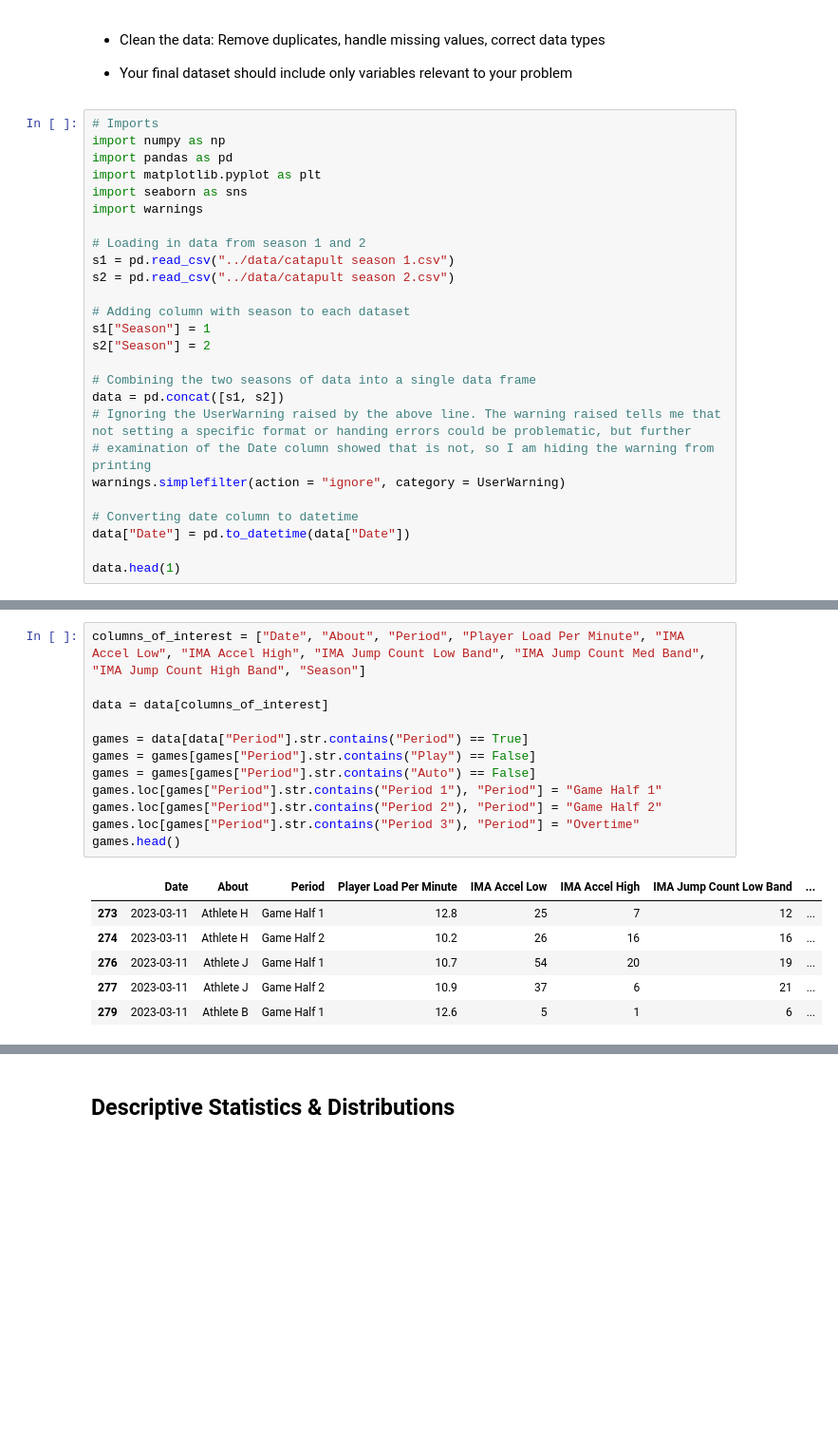
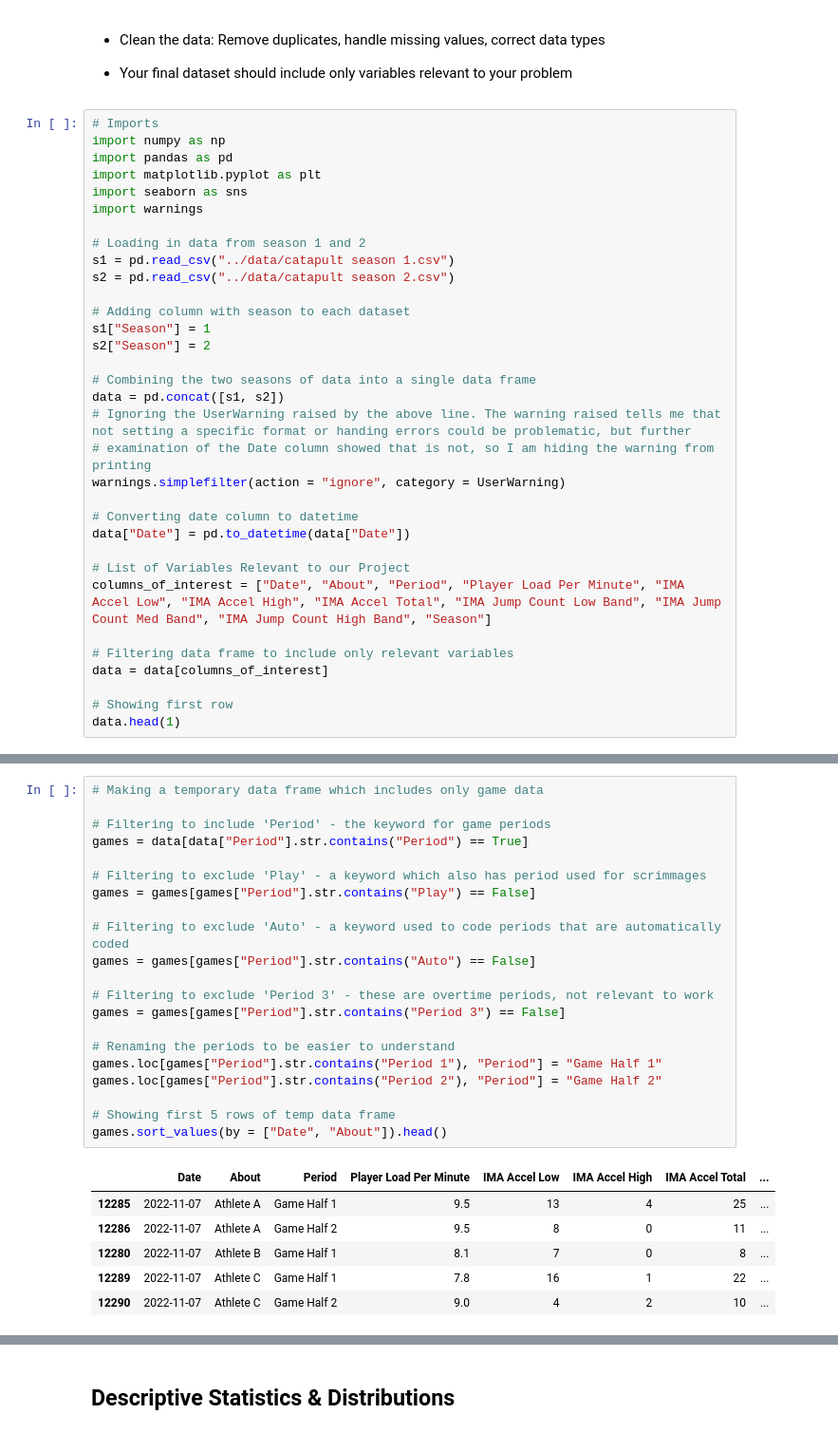
Before and after one commit to mgh2xx/FinalProject, a Jupyter notebook: assignments/EDA.ipynb, the cells around one changed output, grey strips where cells are left out. Shown at 95% size. Saved outputs shown, nothing was run; the diff lists cells and outputs as text; blank space fills up the shorter version.

```diff
--- a/assignments/EDA.ipynb
+++ b/assignments/EDA.ipynb
@@ -48,5 +48,12 @@ warnings.simplefilter(action = "ignore", category = UserWarning)
 # Converting date column to datetime
 data["Date"] = pd.to_datetime(data["Date"])
 
+# List of Variables Relevant to our Project
+columns_of_interest = ["Date", "About", "Period", "Player Load Per Minute", "IMA Accel Low", "IMA Accel High", "IMA Accel Total", "IMA Jump Count Low Band", "IMA Jump Count Med Band", "IMA Jump Count High Band", "Season"]
+
+# Filtering data frame to include only relevant variables
+data = data[columns_of_interest]
+
+# Showing first row
 data.head(1)
 # %% [output]
@@ -56,19 +62,28 @@ data.head(1)
 # %%
-columns_of_interest = ["Date", "About", "Period", "Player Load Per Minute", "IMA Accel Low", "IMA Accel High", "IMA Jump Count Low Band", "IMA Jump Count Med Band", "IMA Jump Count High Band", "Season"]
+# Making a temporary data frame which includes only game data
 
-data = data[columns_of_interest]
+# Filtering to include 'Period' - the keyword for game periods
+games = data[data["Period"].str.contains("Period") == True]
 
-games = data[data["Period"].str.contains("Period") == True]
+# Filtering to exclude 'Play' - a keyword which also has period used for scrimmages
 games = games[games["Period"].str.contains("Play") == False]
+
+# Filtering to exclude 'Auto' - a keyword used to code periods that are automatically coded
 games = games[games["Period"].str.contains("Auto") == False]
+
+# Filtering to exclude 'Period 3' - these are overtime periods, not relevant to work
+games = games[games["Period"].str.contains("Period 3") == False]
+
+# Renaming the periods to be easier to understand
 games.loc[games["Period"].str.contains("Period 1"), "Period"] = "Game Half 1"
 games.loc[games["Period"].str.contains("Period 2"), "Period"] = "Game Half 2"
-games.loc[games["Period"].str.contains("Period 3"), "Period"] = "Overtime"
-games.head()
+
+# Showing first 5 rows of temp data frame
+games.sort_values(by = ["Date", "About"]).head()
 # %% [output]
-|  | Date | About | Period | Player Load Per Minute | IMA Accel Low | IMA Accel High | IMA Jump Count Low Band | ... |
-| 273 | 2023-03-11 | Athlete H | Game Half 1 | 12.8 | 25 | 7 | 12 | ... |
-| 274 | 2023-03-11 | Athlete H | Game Half 2 | 10.2 | 26 | 16 | 16 | ... |
-| 276 | 2023-03-11 | Athlete J | Game Half 1 | 10.7 | 54 | 20 | 19 | ... |
-| 277 | 2023-03-11 | Athlete J | Game Half 2 | 10.9 | 37 | 6 | 21 | ... |
-| 279 | 2023-03-11 | Athlete B | Game Half 1 | 12.6 | 5 | 1 | 6 | ... |
+|  | Date | About | Period | Player Load Per Minute | IMA Accel Low | IMA Accel High | IMA Accel Total | ... |
+| 12285 | 2022-11-07 | Athlete A | Game Half 1 | 9.5 | 13 | 4 | 25 | ... |
+| 12286 | 2022-11-07 | Athlete A | Game Half 2 | 9.5 | 8 | 0 | 11 | ... |
+| 12280 | 2022-11-07 | Athlete B | Game Half 1 | 8.1 | 7 | 0 | 8 | ... |
+| 12289 | 2022-11-07 | Athlete C | Game Half 1 | 7.8 | 16 | 1 | 22 | ... |
+| 12290 | 2022-11-07 | Athlete C | Game Half 2 | 9.0 | 4 | 2 | 10 | ... |
```
Also changed, not shown: parts of 8 cells of this notebook.
